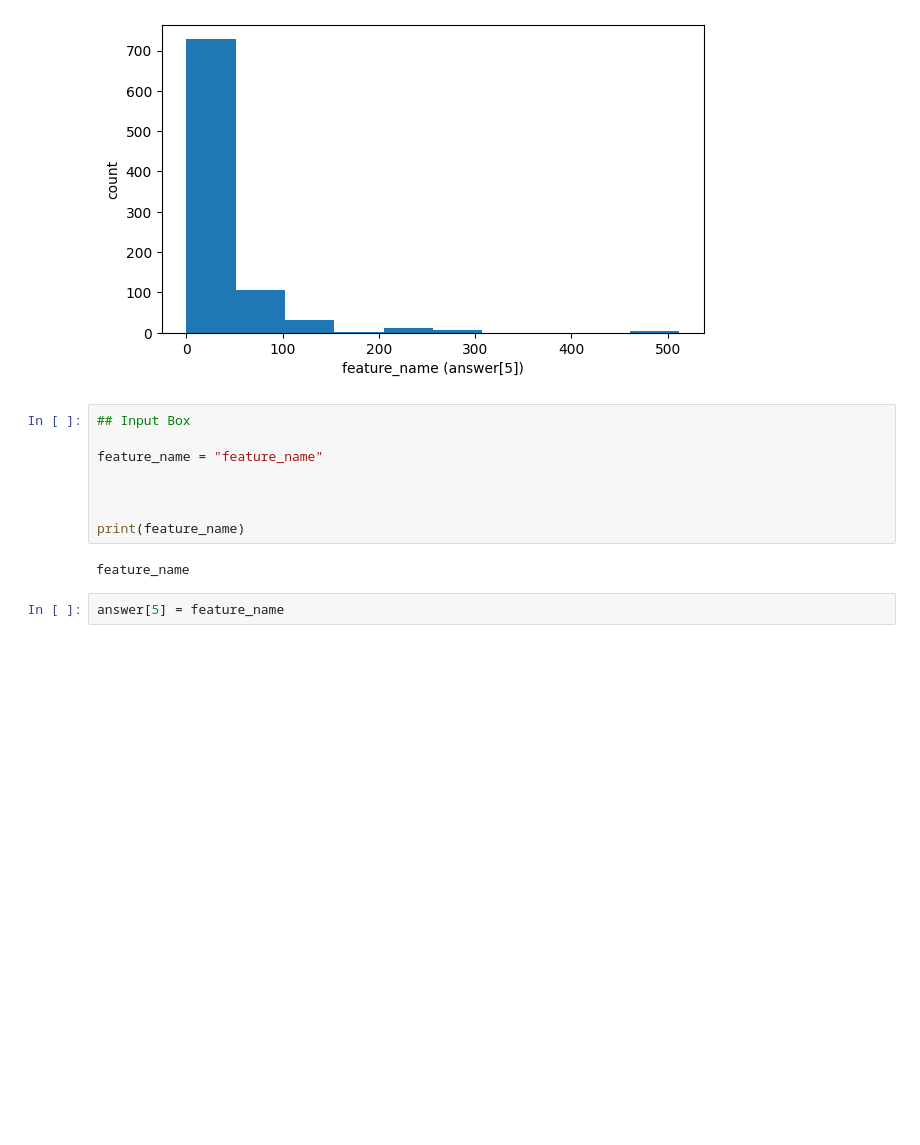
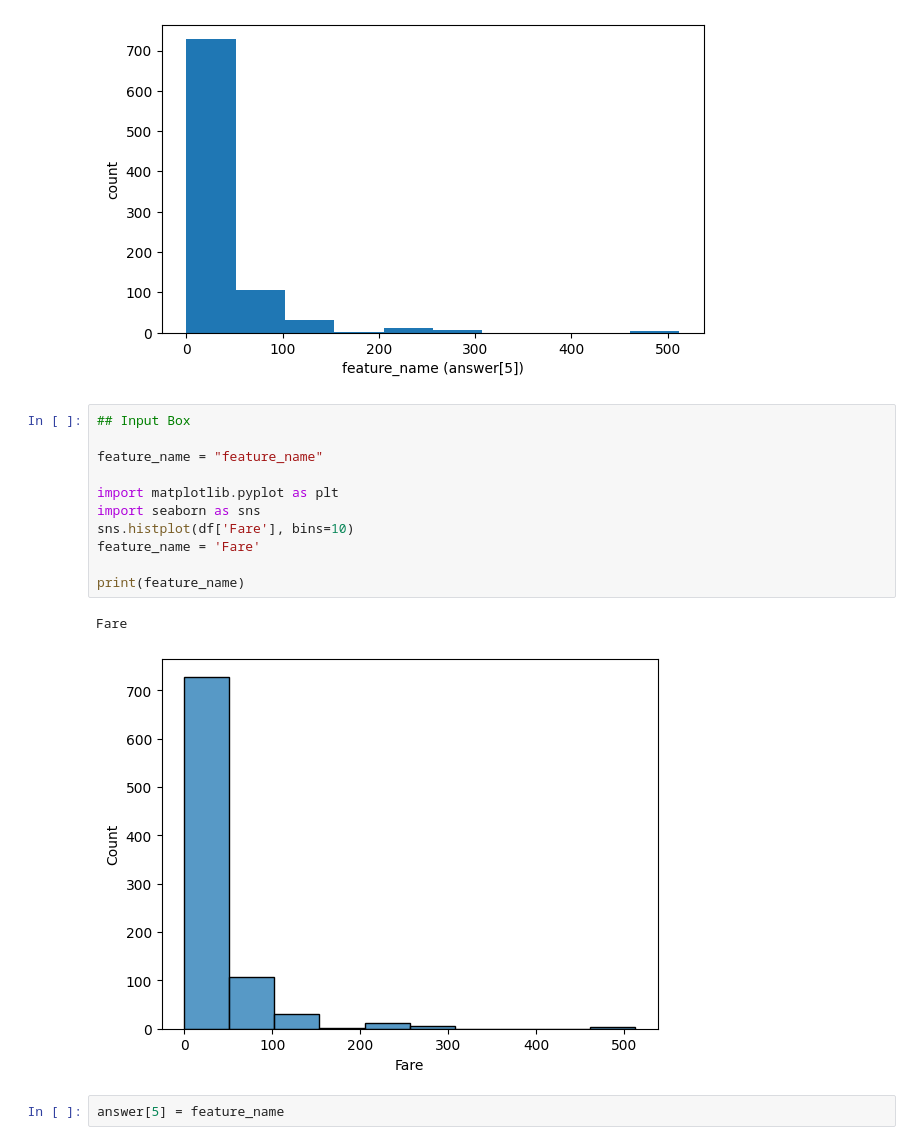
Before and after one commit to chae-lee-bot/KHUDA_9_ML, a Jupyter notebook: week1/student.ipynb, the cells around one changed output. Saved outputs shown, nothing was run; the diff lists cells and outputs as text; blank space fills up the shorter version.

```diff
--- a/week1/student.ipynb
+++ b/week1/student.ipynb
@@ -92,13 +92,17 @@ answer[4] = female_survive_rate
 # %%
 ## Input Box
 
 feature_name = "feature_name"
 
-
+import matplotlib.pyplot as plt
+import seaborn as sns
+sns.histplot(df['Fare'], bins=10)
+feature_name = 'Fare'
 
 print(feature_name)
 # %% [output]
-feature_name
+Fare
+[figure, added]
 # %%
 answer[5] = feature_name
 # %% [markdown]
```
Also changed, not shown: parts of 6 cells of this notebook.
